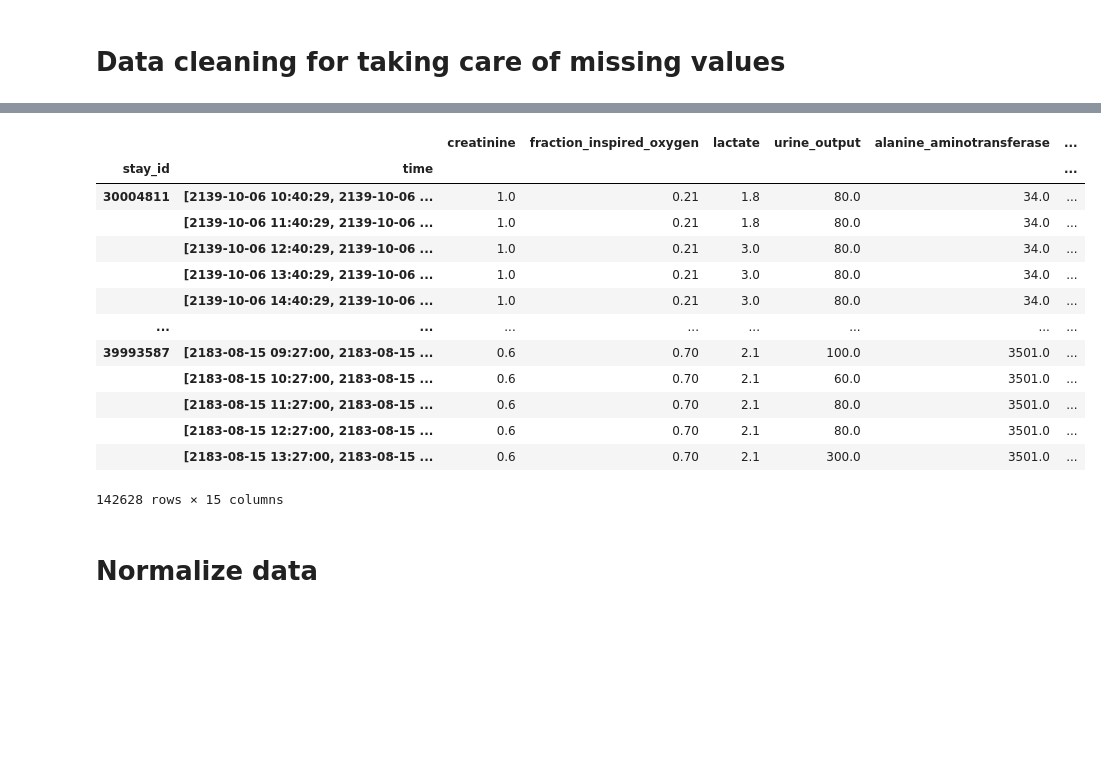
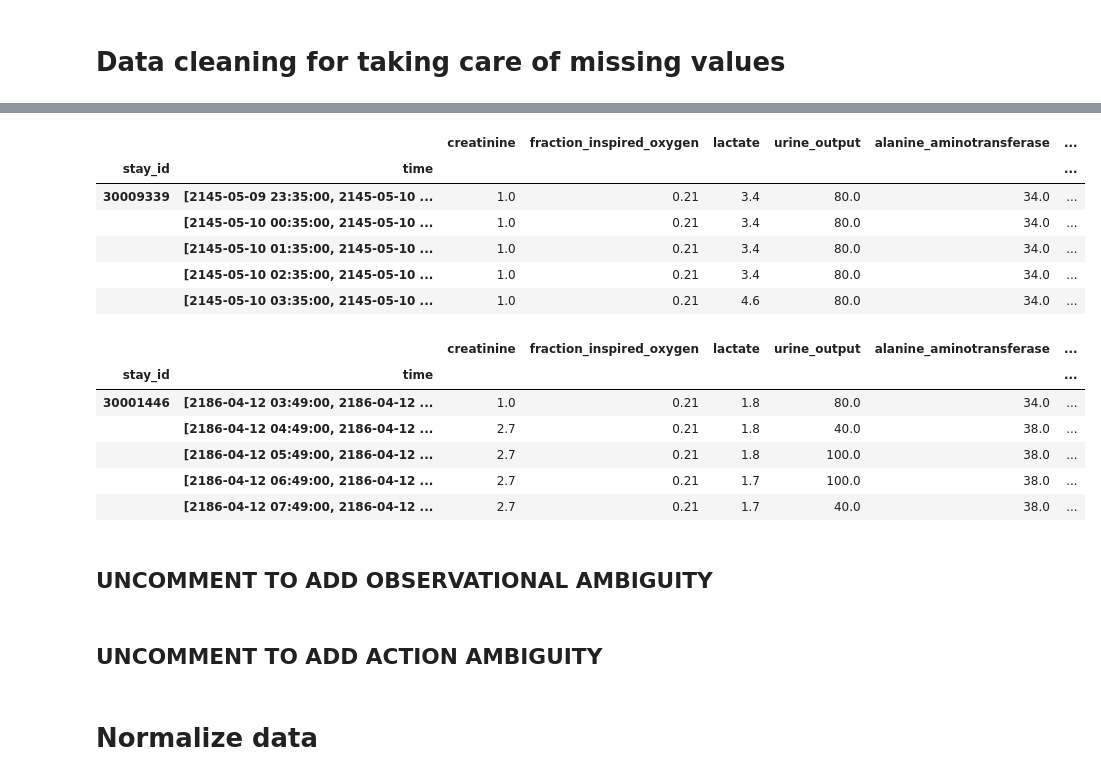
Before and after one commit to jamin9902/mimic-irl, a Jupyter notebook: mimic/mimic_test.ipynb, the cells around one changed output, grey strips where cells are left out. Saved outputs shown, nothing was run; the diff lists cells and outputs as text; code cells hidden in the pictures; blank space fills up the shorter version.

```diff
--- a/mimic/mimic_test.ipynb
+++ b/mimic/mimic_test.ipynb
@@ -150,17 +125,20 @@ train_df.head()
 # %%
-suboptimal_df.head()
+test_df.head()
 # %% [output]
 |  |  | creatinine | fraction_inspired_oxygen | lactate | urine_output | alanine_aminotransferase | ... |
 | stay_id | time |  |  |  |  |  | ... |
-| 30004811 | [2139-10-06 10:40:29, 2139-10-06 ... | 1.0 | 0.21 | 1.8 | 80.0 | 34.0 | ... |
-|  | [2139-10-06 11:40:29, 2139-10-06 ... | 1.0 | 0.21 | 1.8 | 80.0 | 34.0 | ... |
-|  | [2139-10-06 12:40:29, 2139-10-06 ... | 1.0 | 0.21 | 3.0 | 80.0 | 34.0 | ... |
-|  | [2139-10-06 13:40:29, 2139-10-06 ... | 1.0 | 0.21 | 3.0 | 80.0 | 34.0 | ... |
-|  | [2139-10-06 14:40:29, 2139-10-06 ... | 1.0 | 0.21 | 3.0 | 80.0 | 34.0 | ... |
-| ... | ... | ... | ... | ... | ... | ... | ... |
-| 39993587 | [2183-08-15 09:27:00, 2183-08-15 ... | 0.6 | 0.70 | 2.1 | 100.0 | 3501.0 | ... |
-|  | [2183-08-15 10:27:00, 2183-08-15 ... | 0.6 | 0.70 | 2.1 | 60.0 | 3501.0 | ... |
-|  | [2183-08-15 11:27:00, 2183-08-15 ... | 0.6 | 0.70 | 2.1 | 80.0 | 3501.0 | ... |
-|  | [2183-08-15 12:27:00, 2183-08-15 ... | 0.6 | 0.70 | 2.1 | 80.0 | 3501.0 | ... |
-|  | [2183-08-15 13:27:00, 2183-08-15 ... | 0.6 | 0.70 | 2.1 | 300.0 | 3501.0 | ... |
+| 30009339 | [2145-05-09 23:35:00, 2145-05-10 ... | 1.0 | 0.21 | 3.4 | 80.0 | 34.0 | ... |
+|  | [2145-05-10 00:35:00, 2145-05-10 ... | 1.0 | 0.21 | 3.4 | 80.0 | 34.0 | ... |
+|  | [2145-05-10 01:35:00, 2145-05-10 ... | 1.0 | 0.21 | 3.4 | 80.0 | 34.0 | ... |
+|  | [2145-05-10 02:35:00, 2145-05-10 ... | 1.0 | 0.21 | 3.4 | 80.0 | 34.0 | ... |
+|  | [2145-05-10 03:35:00, 2145-05-10 ... | 1.0 | 0.21 | 4.6 | 80.0 | 34.0 | ... |
-142628 rows × 15 columns
+# %%
+valid_df.head()
+# %% [output]
+|  |  | creatinine | fraction_inspired_oxygen | lactate | urine_output | alanine_aminotransferase | ... |
+| stay_id | time |  |  |  |  |  | ... |
+| 30001446 | [2186-04-12 03:49:00, 2186-04-12 ... | 1.0 | 0.21 | 1.8 | 80.0 | 34.0 | ... |
+|  | [2186-04-12 04:49:00, 2186-04-12 ... | 2.7 | 0.21 | 1.8 | 40.0 | 38.0 | ... |
+|  | [2186-04-12 05:49:00, 2186-04-12 ... | 2.7 | 0.21 | 1.8 | 100.0 | 38.0 | ... |
+|  | [2186-04-12 06:49:00, 2186-04-12 ... | 2.7 | 0.21 | 1.7 | 100.0 | 38.0 | ... |
+|  | [2186-04-12 07:49:00, 2186-04-12 ... | 2.7 | 0.21 | 1.7 | 40.0 | 38.0 | ... |
@@ -166,0 +147,2 @@ suboptimal_df.head()
+# %% [markdown]
+## UNCOMMENT TO ADD OBSERVATIONAL AMBIGUITY
@@ -166,0 +159,2 @@ suboptimal_df.head()
+# %% [markdown]
+## UNCOMMENT TO ADD ACTION AMBIGUITY
```
Also changed, not shown: parts of 17 cells of this notebook, 1 other file.
